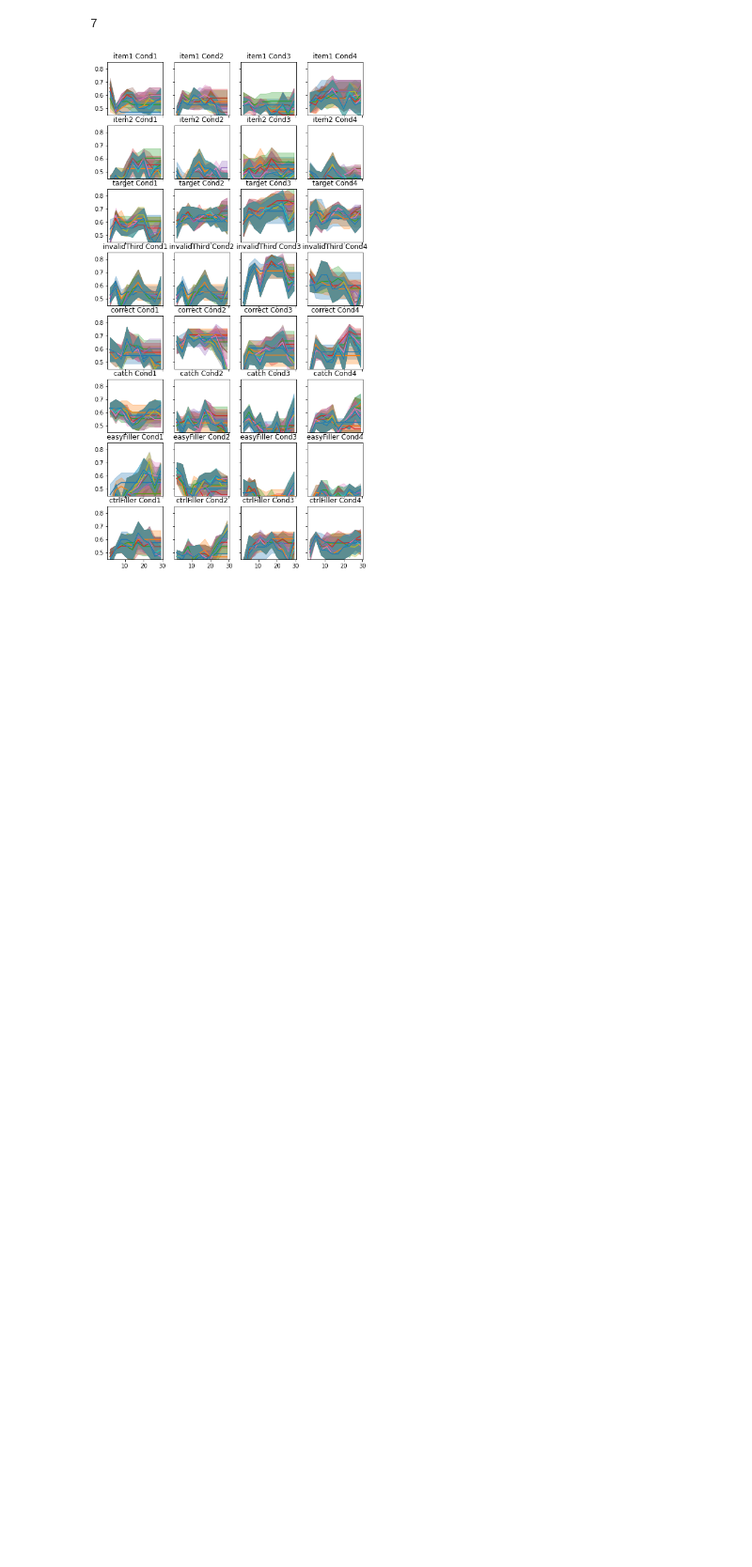
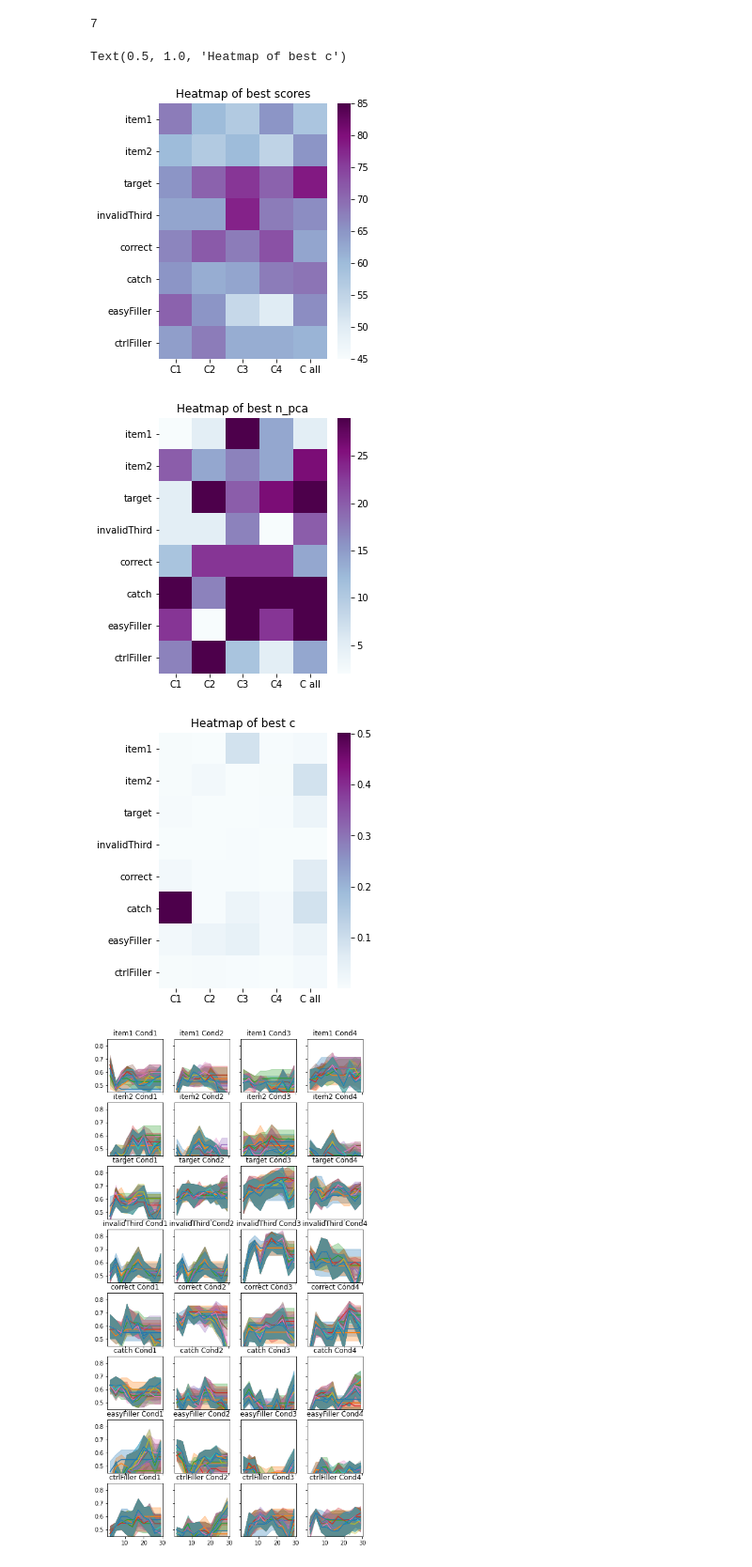
Before and after one commit to seydareisli/ML-Autism-Prediction, a Jupyter notebook: MLExamples/machine-learning.ipynb, the cells around one changed output. Shown: that part at 94% size. Drawn from its saved outputs; the diff is of its cells as text; code cells hidden in the pictures; blank space fills up the shorter version.

Commit message:
Combine 8x4 and 8x1 results and plot heatmaps of best scores and parameters

```diff
--- a/MLExamples/machine-learning.ipynb
+++ b/MLExamples/machine-learning.ipynb
@@ -131,6 +135,43 @@ for i in range(n_trtype):
     verbose('%i'%(i))
 # %% [output]
 7
+# %%
+# Combine results from 8x4 and 8x1 results together into 8x5
+
+bestScores=np.zeros((n_trtype,n_conds+1),dtype=int)
+best_c=np.zeros((n_trtype,n_conds+1),dtype=float)
+best_nPCA=np.zeros((n_trtype,n_conds+1),dtype=int)
+
+for i in range(n_trtype):
+    for j in range(n_conds):
+        bestScores[i,j] = search_8x4[i,j].best_score_*100
+        best_c[i,j]=search_8x4[i,j].best_params_['clf__C']
+        best_nPCA[i,j]=search_8x4[i,j].best_params_['pca__n_components']
+
+    bestScores[i,j+1] = search_8x1[i].best_score_*100
+    best_c[i,j+1]=search_8x1[i].best_params_['clf__C']
+    best_nPCA[i,j+1]=search_8x1[i].best_params_['pca__n_components']
+# %%
+# Plot best scores and parameters
+
+conds=['C1','C2','C3','C4','C all']
+
+fig = plt.figure(figsize=(4,5))
+r = sns.heatmap(bestScores, cmap='BuPu',vmin=45, vmax=85,xticklabels=conds,yticklabels=trialTypes)
+r.set_title("Heatmap of best scores")
+
+fig = plt.figure(figsize=(4,5))
+r = sns.heatmap(best_nPCA, cmap='BuPu',xticklabels=conds,yticklabels=trialTypes)
+r.set_title("Heatmap of best n_pca")
+
+fig = plt.figure(figsize=(4,5))
+r = sns.heatmap(best_c, cmap='BuPu',xticklabels=conds,yticklabels=trialTypes)
+r.set_title("Heatmap of best c")
+# %% [output]
+Text(0.5, 1.0, 'Heatmap of best c')
+[figure, added]
+[figure, added]
+[figure, added]
 # %%
 fig, ax = plt.subplots(n_trtype,n_conds,figsize=(n_conds*2,n_trtype*2),sharey=True,sharex=True)
 for i in range(n_trtype):
```
Also changed, not shown: parts of 1 cell of this notebook.
